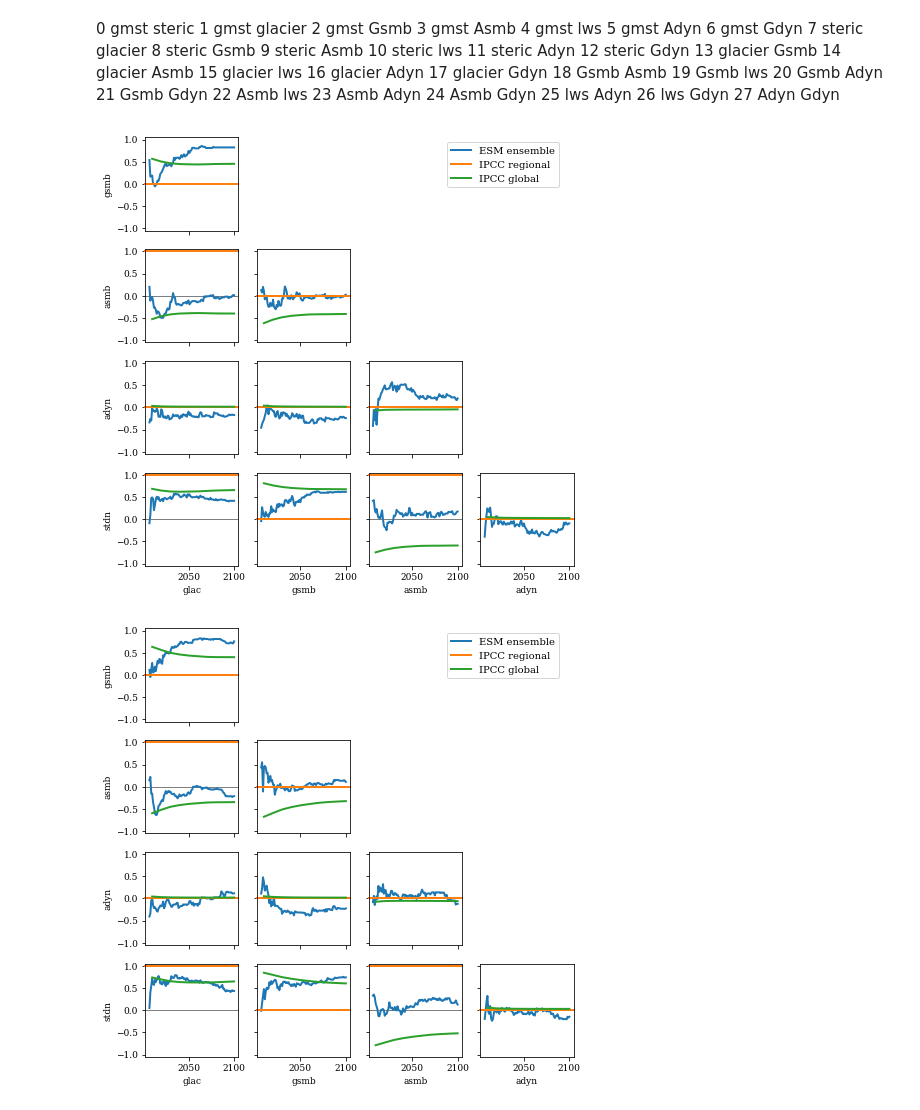
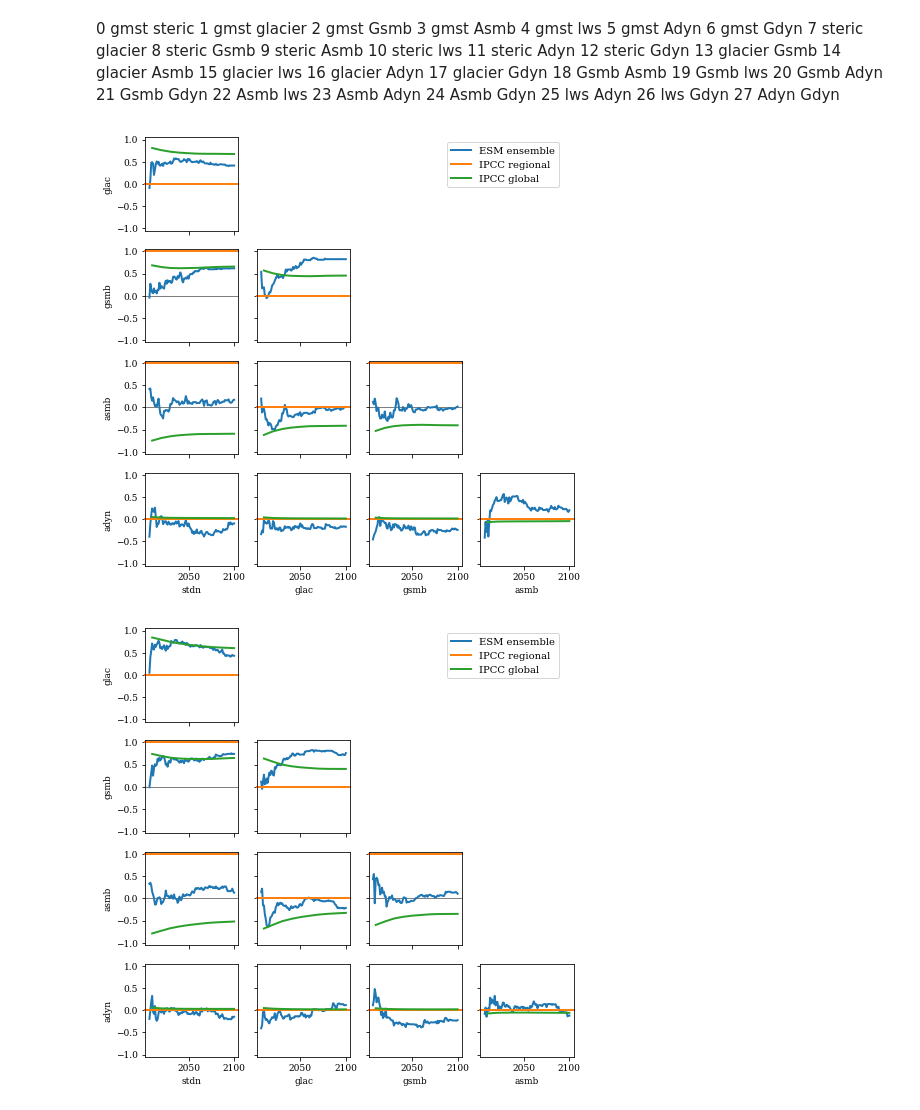
Before and after one commit to erwinlambert/codependence, a Jupyter notebook: plotcode/draftplot_ts_codep.ipynb, the cells around one changed output. Drawn from its saved outputs; the diff is of its cells as text; code cells hidden in the pictures.

```diff
--- a/plotcode/draftplot_ts_codep.ipynb
+++ b/plotcode/draftplot_ts_codep.ipynb
@@ -100,31 +100,32 @@ def plotcovs(dax,scen,var1,var2,AR5,AR5ind,ylab='',xlab='',showx=False,showy=Fal
 # %%
 for scen in ['rcp45','rcp85']:
     fig,ax = plt.subplots(4,4)
-    plotcovs(ax[3,0],scen,'steric','glacier',1,8,ylab='stdn',xlab='glac',showx=True,showy=True)
-    plotcovs(ax[3,1],scen,'steric','Gsmb',0,7,xlab='gsmb',showx=True)
-    plotcovs(ax[3,2],scen,'steric','Asmb',1,9,xlab='asmb',showx=True)
-    plotcovs(ax[3,3],scen,'steric','Adyn',0,11,xlab='adyn',showx=True)
-    plotcovs(ax[2,0],scen,'Adyn','glacier',0,20,ylab='adyn',showy=True)
-    plotcovs(ax[2,1],scen,'Adyn','Gsmb',0,16)
-    plotcovs(ax[2,2],scen,'Adyn','Asmb',0,23)
-    plotcovs(ax[1,0],scen,'Asmb','glacier',1,18,ylab='asmb',showy=True)
-    plotcovs(ax[1,1],scen,'Asmb','Gsmb',0,14)
-    plotcovs(ax[0,0],scen,'Gsmb','glacier',0,13,ylab='gsmb',showy=True)
+    plotcovs(ax[3,0],scen,'Adyn','steric',0,11,ylab='adyn',xlab='stdn',showx=True,showy=True)
+    plotcovs(ax[3,1],scen,'Adyn','glacier',0,16,xlab='glac',showx=True)
+    plotcovs(ax[3,2],scen,'Adyn','Gsmb',0,20,xlab='gsmb',showx=True)
+    plotcovs(ax[3,3],scen,'Adyn','Asmb',0,23,xlab='asmb',showx=True)
+    plotcovs(ax[2,0],scen,'Asmb','steric',1,9,ylab='asmb',showy=True)
+    plotcovs(ax[2,1],scen,'Asmb','glacier',0,14)
+    plotcovs(ax[2,2],scen,'Asmb','Gsmb',1,18)
+    plotcovs(ax[1,0],scen,'Gsmb','steric',1,8,ylab='gsmb',showy=True)
+    plotcovs(ax[1,1],scen,'Gsmb','glacier',0,13)
+    plotcovs(ax[0,0],scen,'glacier','steric',0,7,ylab='glac',showy=True)
+
     ax[0,1].set_visible(False)
     ax[0,2].set_visible(False)
     ax[0,3].set_visible(False)
     ax[1,2].set_visible(False)
     ax[1,3].set_visible(False)
     ax[2,3].set_visible(False)
 
     ax[0,0].legend(bbox_to_anchor=(4.5, 1))
 
     figname = f'draftplot_ts_codependence_{scen}.png'
 
     plt.savefig(f'../figures/{figname}',dpi=200)
     plt.savefig(f'../../../writing/codependence/figures/{figname}')
     plt.show()
     plt.close()
 # %% [output]
-[figure, old version]
+[figure, new version]
-[figure, old version]
+[figure, new version]
```
Also changed, not shown: 2 other files.
